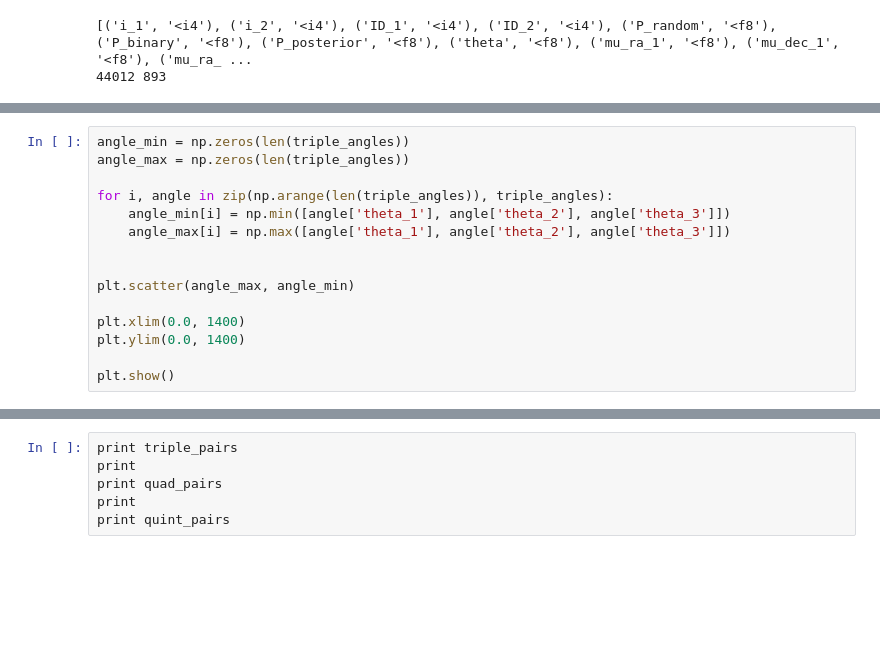
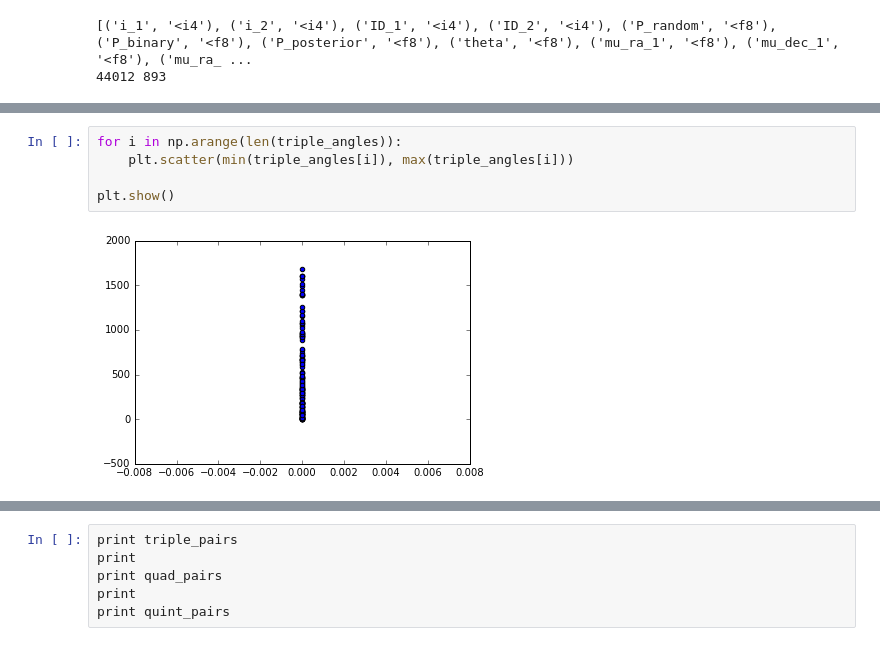
Before and after one commit to astroJeff/gaia_binaries, a Jupyter notebook: notebooks/Triples.ipynb, the cells around one changed output, grey strips where cells are left out. Drawn from its saved outputs; the diff is of its cells as text; blank space fills up the shorter version.

```diff
--- a/notebooks/Triples.ipynb
+++ b/notebooks/Triples.ipynb
@@ -269,15 +366,0 @@ triple_pairs, triple_angles, quad_pairs, quint_pairs = find_multiples(TGAS_good)
-# %%
-angle_min = np.zeros(len(triple_angles))
-angle_max = np.zeros(len(triple_angles))
-
-for i, angle in zip(np.arange(len(triple_angles)), triple_angles):
-    angle_min[i] = np.min([angle['theta_1'], angle['theta_2'], angle['theta_3']])
-    angle_max[i] = np.max([angle['theta_1'], angle['theta_2'], angle['theta_3']])
-
-
-plt.scatter(angle_max, angle_min)
-
-plt.xlim(0.0, 1400)
-plt.ylim(0.0, 1400)
-
-plt.show()
@@ -285,0 +401,7 @@ plt.show()
+# %%
+for i in np.arange(len(triple_angles)):
+    plt.scatter(min(triple_angles[i]), max(triple_angles[i]))
+
+plt.show()
+# %% [output]
+[figure, added]
```
Also changed, not shown: parts of 8 cells of this notebook, 2 other files.
